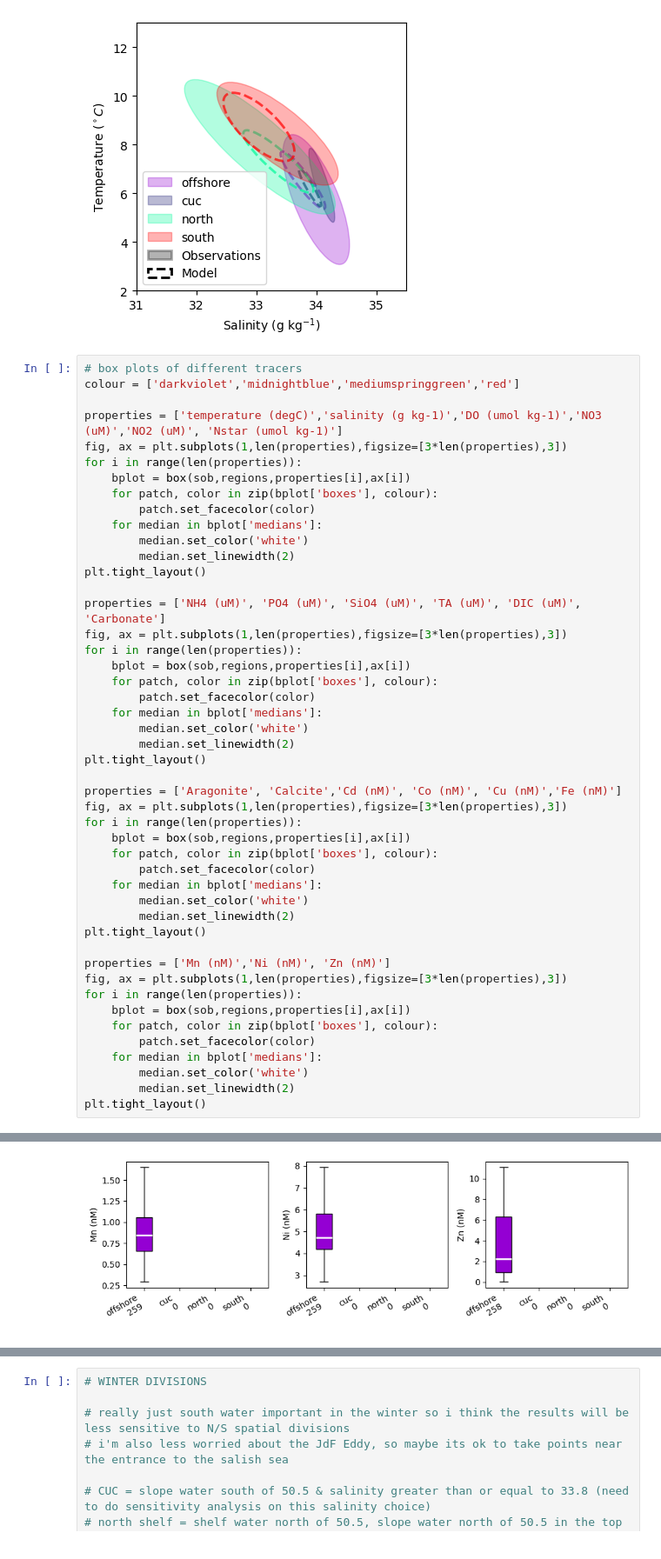
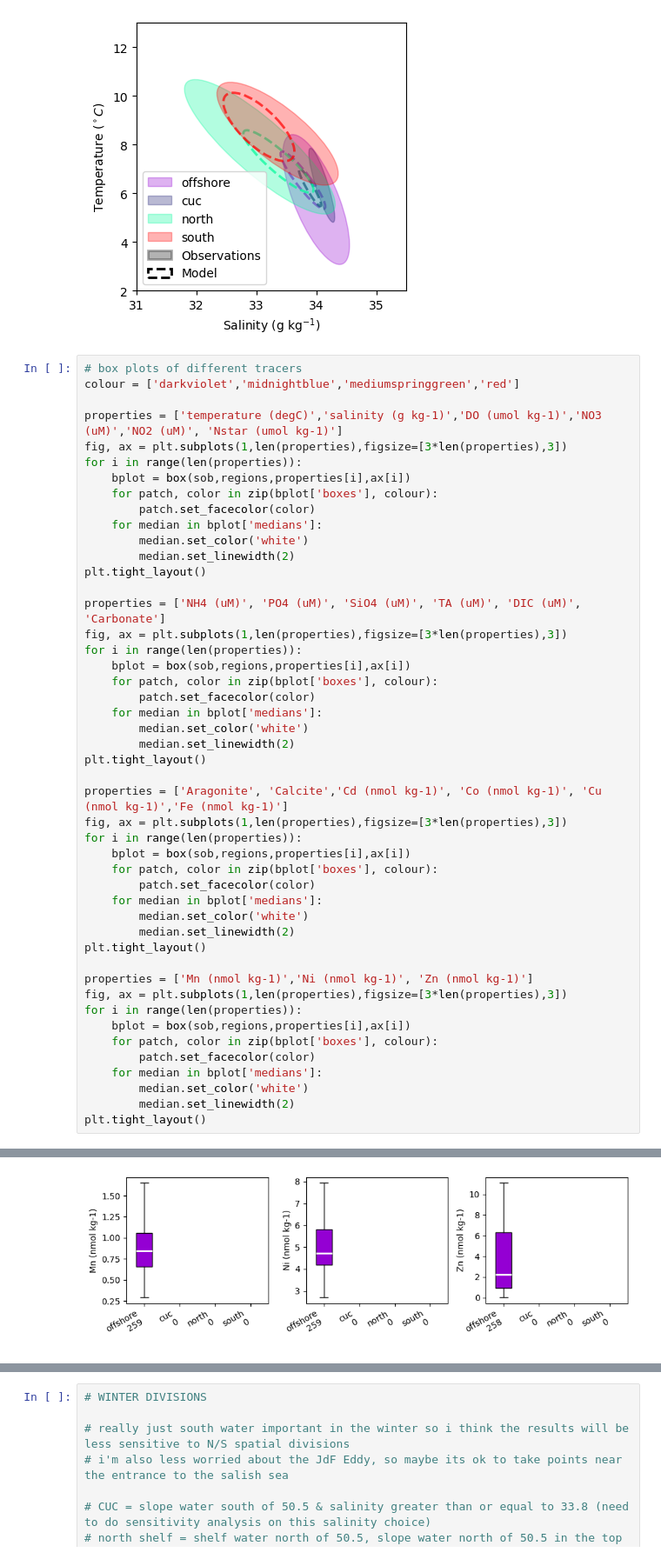
Before and after one commit to UBC-MOAD/analysis-becca, a Jupyter notebook: LiveOcean/tracers/wm_properties.ipynb, the cells around one changed output, grey strips where cells are left out. Shown at 87% size. Cells and saved outputs as stored; diff of their text form.

```diff
--- a/LiveOcean/tracers/wm_properties.ipynb
+++ b/LiveOcean/tracers/wm_properties.ipynb
@@ -461,7 +461,7 @@ for i in range(len(properties)):
         median.set_linewidth(2)
 plt.tight_layout()
 
-properties = ['Aragonite', 'Calcite','Cd (nM)', 'Co (nM)', 'Cu (nM)','Fe (nM)']
+properties = ['Aragonite', 'Calcite','Cd (nmol kg-1)', 'Co (nmol kg-1)', 'Cu (nmol kg-1)','Fe (nmol kg-1)']
 fig, ax = plt.subplots(1,len(properties),figsize=[3*len(properties),3])
 for i in range(len(properties)):
     bplot = box(sob,regions,properties[i],ax[i])
@@ -472,7 +472,7 @@ for i in range(len(properties)):
         median.set_linewidth(2)
 plt.tight_layout()
 
-properties = ['Mn (nM)','Ni (nM)', 'Zn (nM)']
+properties = ['Mn (nmol kg-1)','Ni (nmol kg-1)', 'Zn (nmol kg-1)']
 fig, ax = plt.subplots(1,len(properties),figsize=[3*len(properties),3])
 for i in range(len(properties)):
     bplot = box(sob,regions,properties[i],ax[i])
@@ -489 +489 @@ plt.tight_layout()
-[figure, old version]
+[figure, new version]
```
Also changed, not shown: parts of 5 cells of this notebook, 2 other files.
